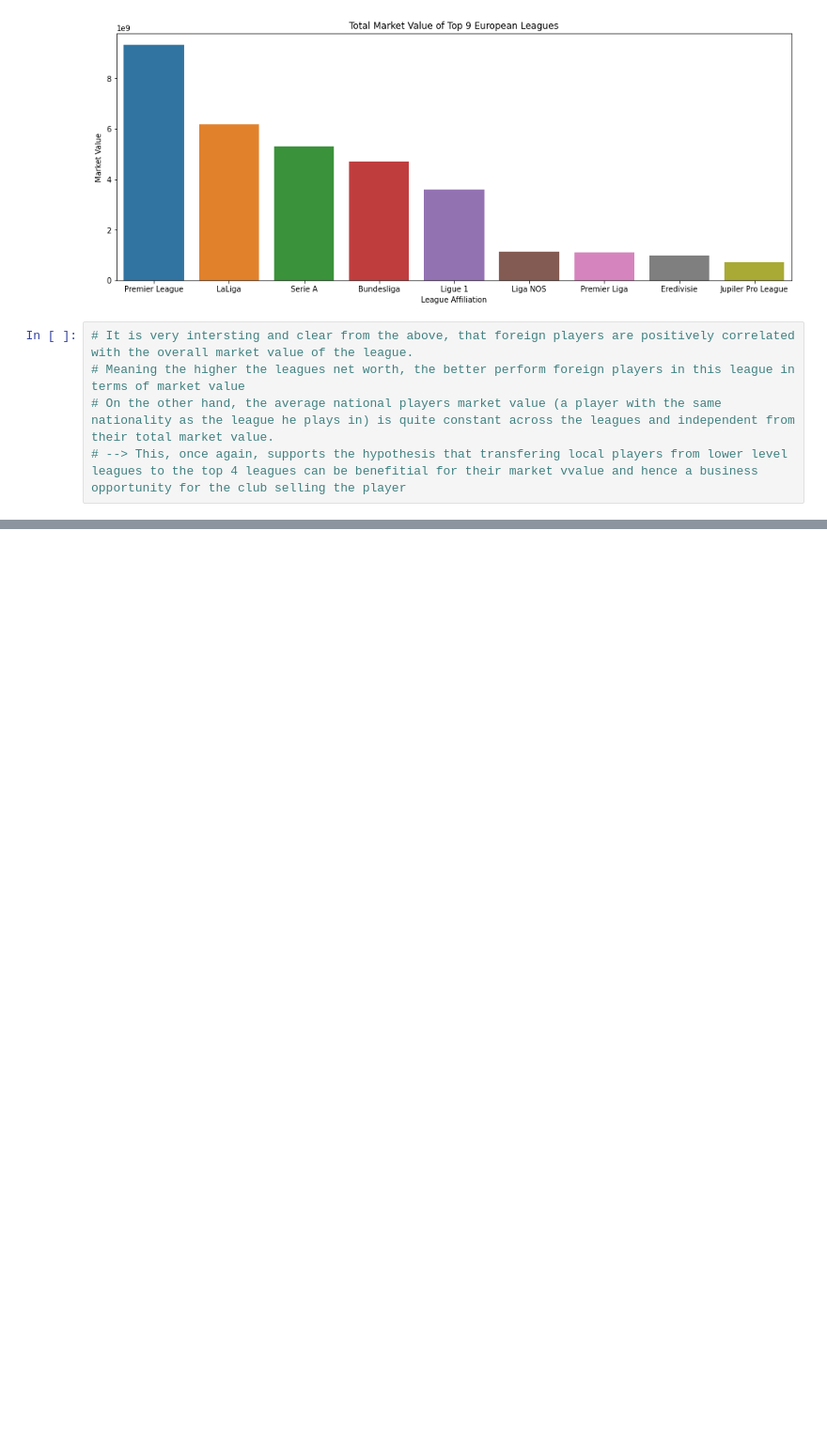
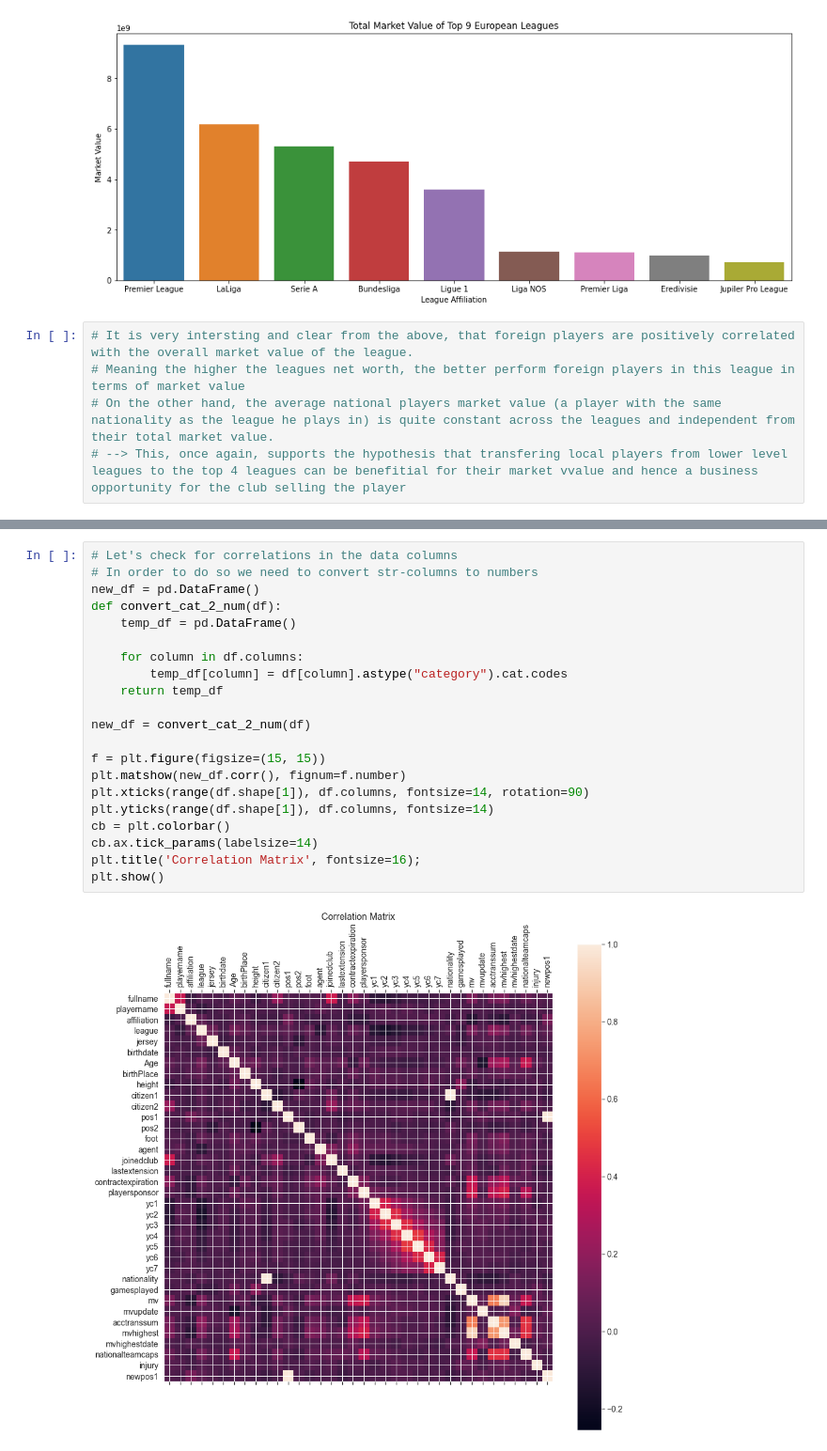
Before and after one commit to MSchrecky/Bundesliga-2018-Market-Values_Analysis, a Jupyter notebook: Bundesliga_v02.ipynb, the cells around one changed output, grey strips where cells are left out. Shown at 94% size. Saved outputs shown, nothing was run; the diff lists cells and outputs as text; blank space fills up the shorter version.

```diff
--- a/Bundesliga_v02.ipynb
+++ b/Bundesliga_v02.ipynb
@@ -232,0 +282,23 @@ plt.show()
+# %%
+# Let's check for correlations in the data columns
+# In order to do so we need to convert str-columns to numbers
+new_df = pd.DataFrame()
+def convert_cat_2_num(df):
+    temp_df = pd.DataFrame()
+
+    for column in df.columns:
+        temp_df[column] = df[column].astype("category").cat.codes
+    return temp_df
+
+new_df = convert_cat_2_num(df)
+
+f = plt.figure(figsize=(15, 15))
+plt.matshow(new_df.corr(), fignum=f.number)
+plt.xticks(range(df.shape[1]), df.columns, fontsize=14, rotation=90)
+plt.yticks(range(df.shape[1]), df.columns, fontsize=14)
+cb = plt.colorbar()
+cb.ax.tick_params(labelsize=14)
+plt.title('Correlation Matrix', fontsize=16);
+plt.show()
+# %% [output]
+[figure, added]
```
Also changed, not shown: parts of 12 cells of this notebook.
